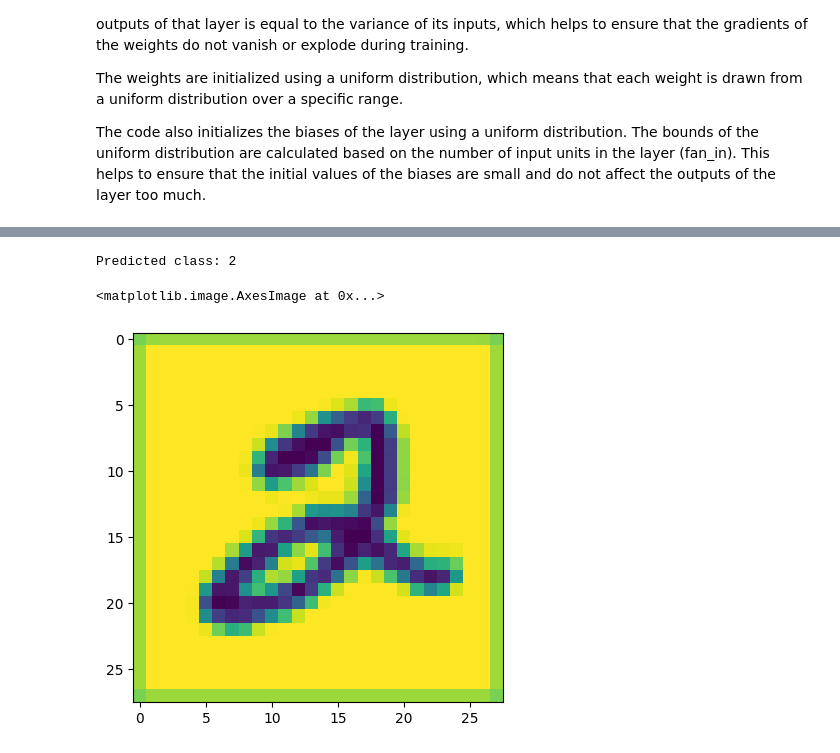
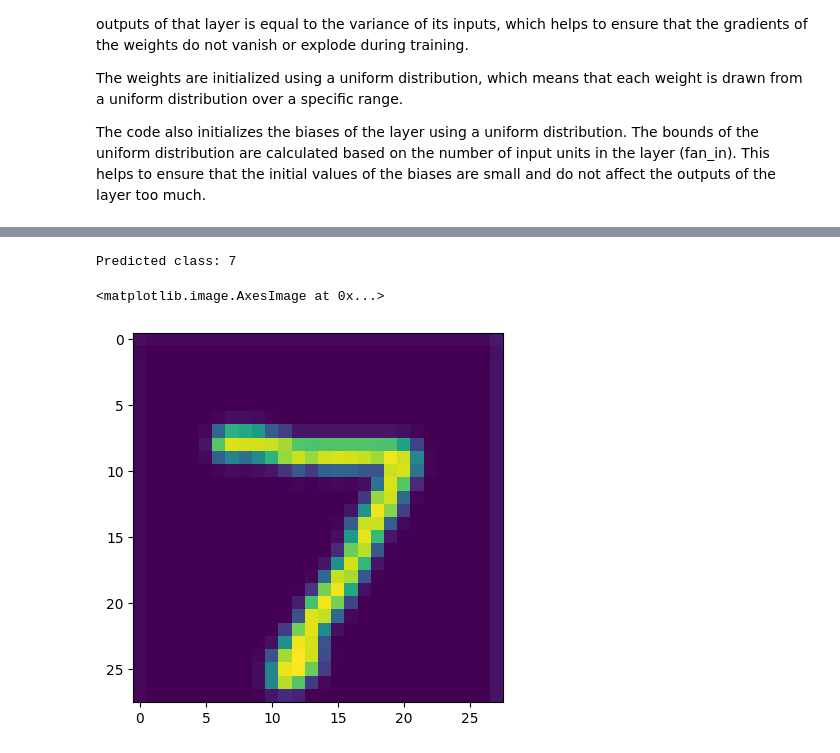
Before and after one commit to AghoraGuru/AI-ML-Playground, a Jupyter notebook: PyTorch/MNIST/CustomLayers.ipynb, the cells around one changed output, grey strips where cells are left out. Drawn from its saved outputs; the diff is of its cells as text; code cells hidden in the pictures.

```diff
--- a/PyTorch/MNIST/CustomLayers.ipynb
+++ b/PyTorch/MNIST/CustomLayers.ipynb
@@ -245,29 +245,29 @@ torch.save(model.state_dict(), 'model.pt')
 # %%
 from PIL import Image
 from torchvision.transforms import ToTensor
 import torch
 import matplotlib.pyplot as plt
 
 # Preprocess the image
-image = Image.open('/home/kalyan/gitrepo/AI-ML-Playground/PyTorch/MNIST/data/MNIST/download.png')  # Load the image
+image = Image.open('data/sample_image.png')  # Load the image
 #chaning image channel to 1
 image = image.convert('L')
 image = image.resize((28, 28))  # Resize the image
 image = ToTensor()(image)  # Convert the image to a tensor
 image = image.unsqueeze(0)  # Add a batch dimension
 image = image.to('cuda')  # Move the image to the GPU
 
 # Forward pass
 output = model(image)
 
 # Get the predicted class
 _, pred = output.max(dim=1)
 pred = pred.item()
 
 print(f'Predicted class: {pred}')
 #plot image
 plt.imshow(image.cpu().squeeze(0).permute(1, 2, 0))
 # %% [output]
-Predicted class: 2
+Predicted class: 7
 <matplotlib.image.AxesImage at 0x...>
-[figure, old version]
+[figure, new version]
```
Also changed, not shown: parts of 2 cells of this notebook, 18 other files.
